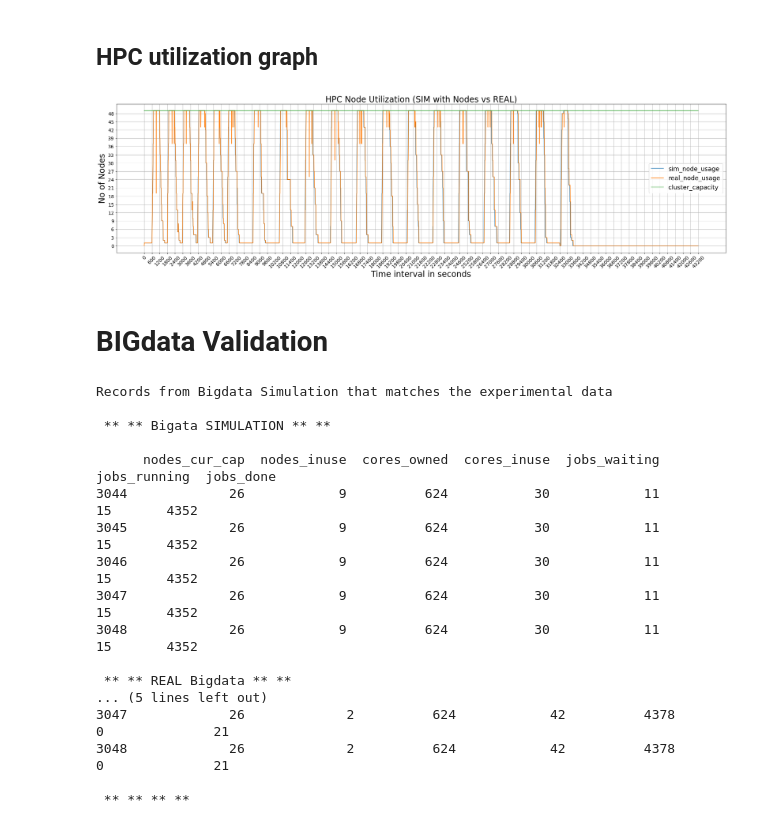
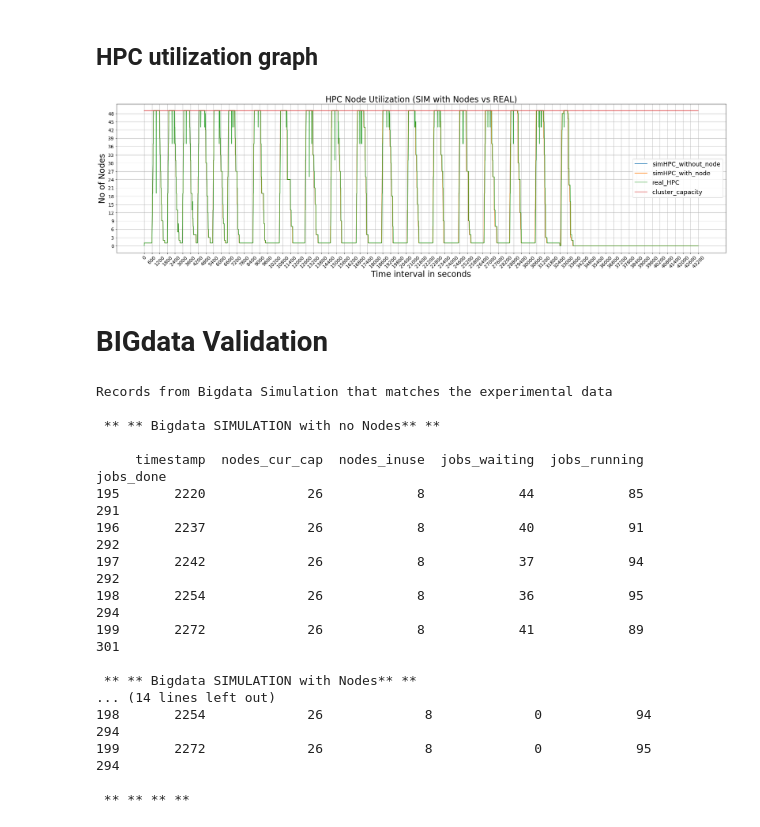
Before and after one commit to SahilTikale/FLOCX-Notebooks, a Jupyter notebook: validating_simulator_withNodes/SiloSimRun_VS_nonodeSim_VS_RealExperiment.ipynb, the cells around one changed output. Cells and saved outputs as stored; diff of their text form; code cells hidden in the pictures.

Commit message:
fixes the missed column issue in the spark real data

```diff
--- a/validating_simulator_withNodes/SiloSimRun_VS_nonodeSim_VS_RealExperiment.ipynb
+++ b/validating_simulator_withNodes/SiloSimRun_VS_nonodeSim_VS_RealExperiment.ipynb
@@ -173,6 +173,7 @@ core_usage_graph(cloud_silo_v_real, 21, 'Cloud Core Utilization (SIM with Nodes
 # %%
 slurmR03 = pd.read_csv(realSilo+'/slurm_silo-12h-run-03_metrics.csv')
 sim_hpc_main = pd.read_csv(simSilo+'/hpc_main_all_output.csv')
+nonode_sim_hpc_main = pd.read_csv(nonode_simSilo+'/hpc_main_all_output.csv')
 
 real_timestamps = slurmR03['timestamp'].to_list()
 real_run = slurmR03.loc[slurmR03['timestamp']<= 43200].copy()
@@ -182,14 +183,21 @@ sim_run = sim_hpc_main.loc[sim_hpc_main['timestamp'].isin(real_timestamps)].copy
 sim_run = sim_run.reset_index(drop=True)
 #sim_run.tail()
 
+nonode_sim_run = nonode_sim_hpc_main.loc[nonode_sim_hpc_main['timestamp'].isin(real_timestamps)].copy()
+nonode_sim_run = nonode_sim_run.reset_index(drop=True)
+
 pandas.set_option('display.expand_frame_repr', False) # prints all columns without a line break.
-print('Records from Cloud Simulation that matches the experimental data')
-print("\n ** ** HPC SIMULATION ** **\n")
-print(sim_run[['nodes_cur_cap', 'nodes_inuse', 'jobs_waiting', 'jobs_running', 'jobs_done']].tail())
+print('Records from HPC Simulation that matches the experimental data')
+print("\n ** ** HPC SIMULATION with no Nodes** **\n")
+print(nonode_sim_run[['timestamp', 'nodes_cur_cap', 'nodes_inuse', 'jobs_waiting', 'jobs_running', 'jobs_done']].head(200).tail())
+
+
+print("\n ** ** HPC SIMULATION with Nodes** **\n")
+print(sim_run[['timestamp', 'nodes_cur_cap', 'nodes_inuse', 'jobs_waiting', 'jobs_running', 'jobs_done']].head(200).tail())
 
 
 print("\n ** ** HPC REAL ** **\n")
-print(real_run[['nodes_cur_cap', 'nodes_in_use', 'jobs_waiting', 'jobs_running', 'jobs_completed']].tail())
+print(real_run[['timestamp', 'nodes_cur_cap', 'nodes_in_use', 'jobs_waiting', 'jobs_running', 'jobs_completed']].head(200).tail())
 
 print ( "\n ** ** ** ** \n")
 # %% [output]
@@ -215,18 +232,21 @@ Records from Cloud Simulation that matches the experimental data
 # %%
 data = sim_run[['timestamp']]
 hpc_silo_v_real = pd.DataFrame(data)
-hpc_silo_v_real['sim_node_usage'] = sim_run[['nodes_inuse']]
-hpc_silo_v_real['real_node_usage'] = real_run[['nodes_in_use']]
+hpc_silo_v_real['simHPC_without_node'] = nonode_sim_run[['nodes_inuse']]
+hpc_silo_v_real['simHPC_with_node'] = sim_run[['nodes_inuse']]
+hpc_silo_v_real['real_HPC'] = real_run[['nodes_in_use']]
 hpc_silo_v_real['cluster_capacity'] = real_run[['nodes_owned']]
 
 node_usage_graph(hpc_silo_v_real, 50, 'HPC Node Utilization (SIM with Nodes vs REAL)')
 # %% [output]
-[figure, old version]
+[figure, new version]
 # %% [markdown]
 # BIGdata Validation
 # %%
+sparkR07 = pd.read_csv(realSilo+'/spark_silo-12h-run-07_metrics.csv')
 sim_bgd_main = pd.read_csv(simSilo+'/bigdata_main_all_output.csv')
-sparkR07 = pd.read_csv(realSilo+'/spark_silo-12h-run-07_metrics.csv')
+nonode_sim_bgd_main = pd.read_csv(nonode_simSilo+'/bigdata_main_all_output.csv')
+
 real_timestamps = sparkR07['timestamp'].to_list()
 #ostackR06.tail() #shows that the value we need is 43191
 real_run = sparkR07.loc[sparkR07['timestamp']<= 43200].copy()
@@ -236,31 +256,38 @@ sim_run = sim_bgd_main.loc[sim_bgd_main['timestamp'].isin(real_timestamps)].copy
 sim_run = sim_run.reset_index(drop=True)
 #sim_run.tail()
 
+nonode_sim_run = nonode_sim_bgd_main.loc[nonode_sim_bgd_main['timestamp'].isin(real_timestamps)].copy()
+nonode_sim_run = nonode_sim_run.reset_index(drop=True)
+
 pandas.set_option('display.expand_frame_repr', False) # prints all columns without a line break.
 print('Records from Bigdata Simulation that matches the experimental data')
-print("\n ** ** Bigata SIMULATION ** **\n")
-print(sim_run[['nodes_cur_cap', 'nodes_inuse', 'cores_owned', 'cores_inuse', 'jobs_waiting', 'jobs_running', 'jobs_done']].tail())
+print("\n ** ** Bigdata SIMULATION with no Nodes** **\n")
+print(nonode_sim_run[['timestamp', 'nodes_cur_cap', 'nodes_inuse', 'jobs_waiting', 'jobs_running', 'jobs_done']].head(200).tail())
 
 
-print("\n ** ** REAL Bigdata ** **\n")
-print(real_run[['nodes_cur_cap', 'nodes_in_use', 'cores_owned', 'cores_in_use', 'jobs_waiting', 'jobs_running', 'jobs_completed']].tail())
+print("\n ** ** Bigdata SIMULATION with Nodes** **\n")
+print(sim_run[['timestamp', 'nodes_cur_cap', 'nodes_inuse', 'jobs_waiting', 'jobs_running', 'jobs_done']].head(200).tail())
+
+
+print("\n ** ** Bigdata REAL ** **\n")
+print(real_run[['timestamp', 'nodes_cur_cap', 'nodes_in_use', 'jobs_waiting', 'jobs_running', 'jobs_completed']].head(200).tail())
 
 print ( "\n ** ** ** ** \n")
 # %% [output]
 Records from Bigdata Simulation that matches the experimental data
 
- ** ** Bigata SIMULATION ** **
+ ** ** Bigdata SIMULATION with no Nodes** **
 
-      nodes_cur_cap  nodes_inuse  cores_owned  cores_inuse  jobs_waiting  jobs_running  jobs_done
-3044             26            9          624           30            11            15       4352
-3045             26            9          624           30            11            15       4352
-3046             26            9          624           30            11            15       4352
-3047             26            9          624           30            11            15       4352
-3048             26            9          624           30            11            15       4352
+     timestamp  nodes_cur_cap  nodes_inuse  jobs_waiting  jobs_running  jobs_done
+195       2220             26            8            44            85        291
+196       2237             26            8            40            91        292
+197       2242             26            8            37            94        292
+198       2254             26            8            36            95        294
+199       2272             26            8            41            89        301
 
- ** ** REAL Bigdata ** **
-... (5 lines left out)
-3047             26             2          624            42          4378             0              21
-3048             26             2          624            42          4378             0              21
+ ** ** Bigdata SIMULATION with Nodes** **
+... (14 lines left out)
+198       2254             26             8             0            94             294
+199       2272             26             8             0            95             294
 
  ** ** ** **
```
Also changed, not shown: parts of 6 cells of this notebook, 1 other file.
